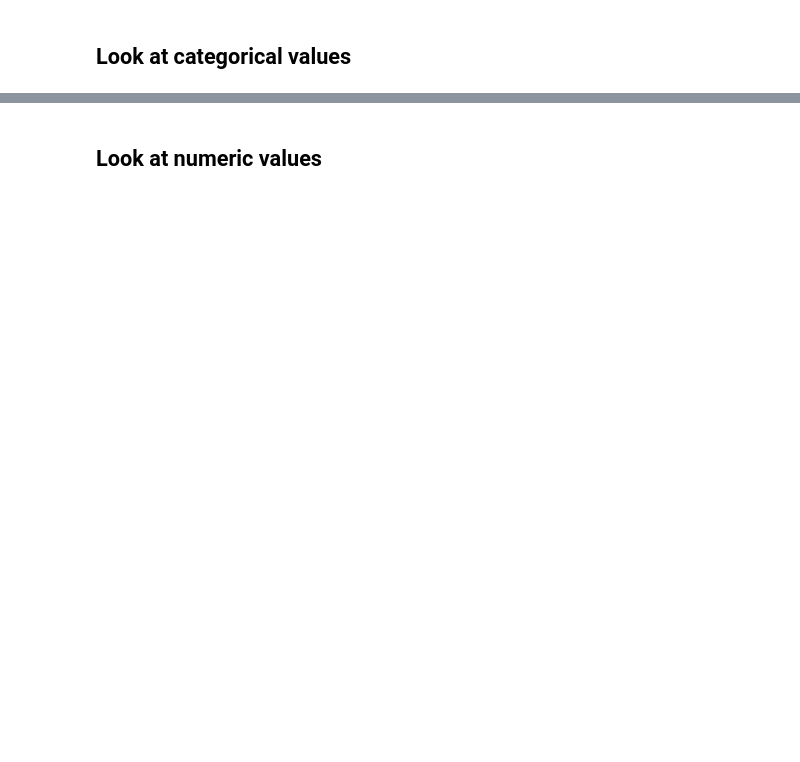
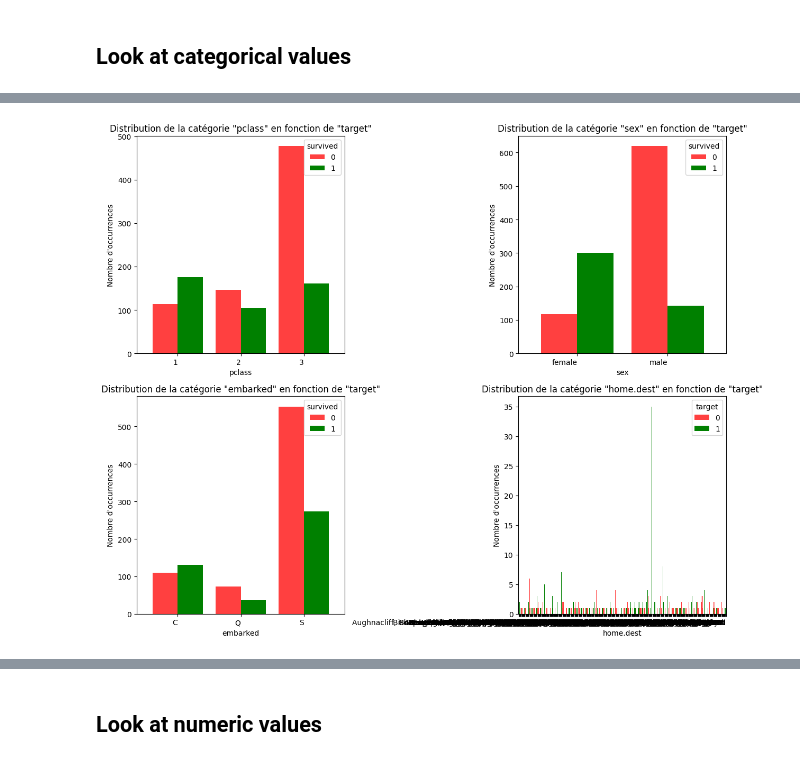
Before and after one commit to MaxenceAr/Titanic, a Jupyter notebook: Titanic.ipynb, the cells around one changed output, grey strips where cells are left out. Cells and saved outputs as stored; diff of their text form; code cells hidden in the pictures; blank space fills up the shorter version.

```diff
--- a/Titanic.ipynb
+++ b/Titanic.ipynb
@@ -137,4 +126,4 @@ memory usage: 84.6+ KB
 # %% [markdown]
 ## Look at categorical values
 # %%
-cat_features=["pclass","sex","embarked","home.dest","boat"]
+cat_features=["pclass","sex","embarked","home.dest"]
@@ -140,0 +177,33 @@ cat_features=["pclass","sex","embarked","home.dest","boat"]
+# %%
+# Créez une figure avec une grille de sous-graphiques (2 lignes, 2 colonnes)
+fig, axs = plt.subplots(2, 2, figsize=(12, 10))
+
+# Boucle à travers les quatre premières colonnes catégorielles
+for i, column in enumerate(cat_features[:4]):
+    # Exemple de données (assurez-vous que vos données contiennent des occurrences de chaque catégorie pour 0 et 1)
+    cross_tab = pd.crosstab(X_train[column], y_train)
+
+    # Calculez les indices de ligne et de colonne pour le sous-tracé actuel
+    row_index = i // 2
+    col_index = i % 2
+
+    # Tracez les barres côte à côte
+    cross_tab.plot(kind='bar', color=['#FF4040', '#008000'], ax=axs[row_index, col_index], width=0.8, legend=True)
+
+    # Ajoutez des étiquettes et un titre
+    axs[row_index, col_index].set_ylabel("Nombre d'occurrences")
+    axs[row_index, col_index].set_title(f'Distribution de la catégorie "{column}" en fonction de "target"')
+
+    # Modifiez l'orientation des étiquettes en x
+    axs[row_index, col_index].set_xticklabels(axs[row_index, col_index].get_xticklabels(), rotation=0, ha="right")
+
+# Ajoutez une légende pour les couleurs
+axs[1, 1].legend(title='target')
+
+# Ajustez l'espacement entre les sous-graphiques
+plt.tight_layout()
+
+# Affichez le graphique
+plt.show()
+# %% [output]
+[figure, added]
```
Also changed, not shown: parts of 40 cells of this notebook.
